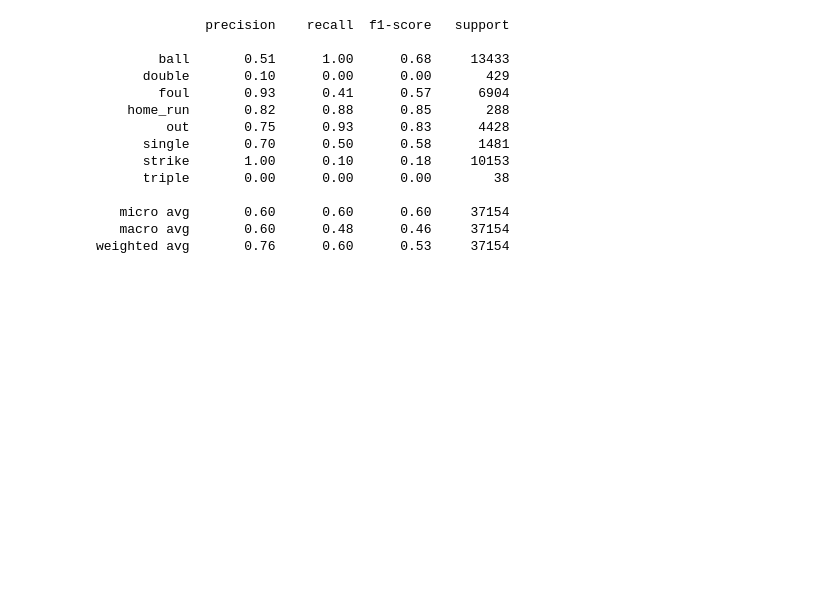
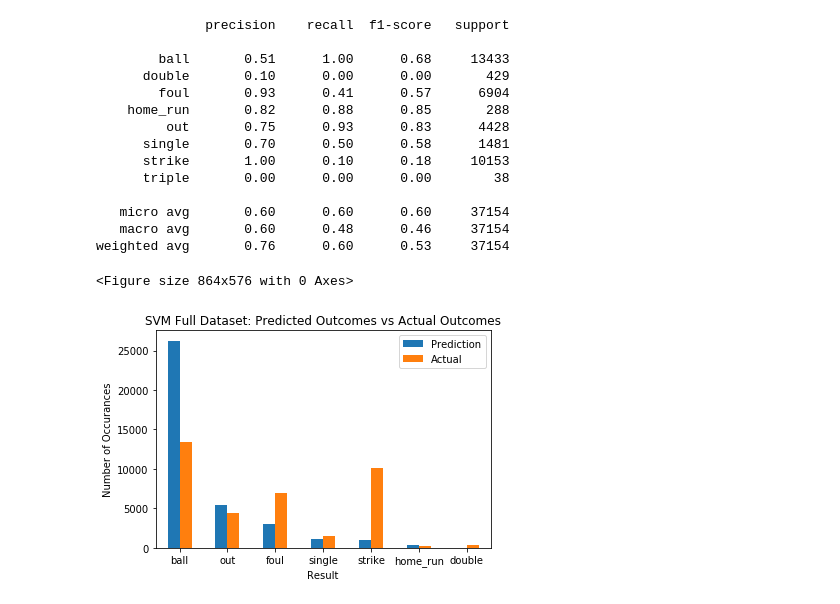
Before and after one commit to nradich/Pitch_Effective, a Jupyter notebook: Predict_outcome.ipynb, the cells around one changed output. Drawn from its saved outputs; the diff is of its cells as text; code cells hidden in the pictures; blank space fills up the shorter version.

Commit message:
Got all SVM graphs

```diff
--- a/Predict_outcome.ipynb
+++ b/Predict_outcome.ipynb
@@ -568,3 +560,24 @@ print(classification_report( y_svm_test, clf_predict))
    micro avg       0.60      0.60      0.60     37154
    macro avg       0.60      0.48      0.46     37154
 weighted avg       0.76      0.60      0.53     37154
+# %%
+#Creating a datafram and graphing actual results vs the models prediction
+import matplotlib.pyplot as plt
+clf_results = pd.DataFrame({"Prediction": clf_predict,
+                           "Actual": y_svm_test})
+predict_counts = clf_results.Prediction.value_counts()
+predict_df = predict_counts.to_frame()
+actual_counts = clf_results.Actual.value_counts()
+actual_df = actual_counts.to_frame()
+graph_items = pd.merge( predict_df, actual_df,left_index=True, right_index=True ,suffixes= ('predict', 'actual'))
+
+#Bar graph of predicted v Actual
+plt.figure(figsize=(12,8))
+graph_items.plot.bar(rot=0)
+plt.xlabel('Result')
+plt.ylabel('Number of Occurances')
+plt.title('SVM Full Dataset: Predicted Outcomes vs Actual Outcomes')
+plt.savefig('svm_fulldata.png')
+# %% [output]
+<Figure size 864x576 with 0 Axes>
+[figure, added]
```
Also changed, not shown: parts of 8 cells of this notebook.
